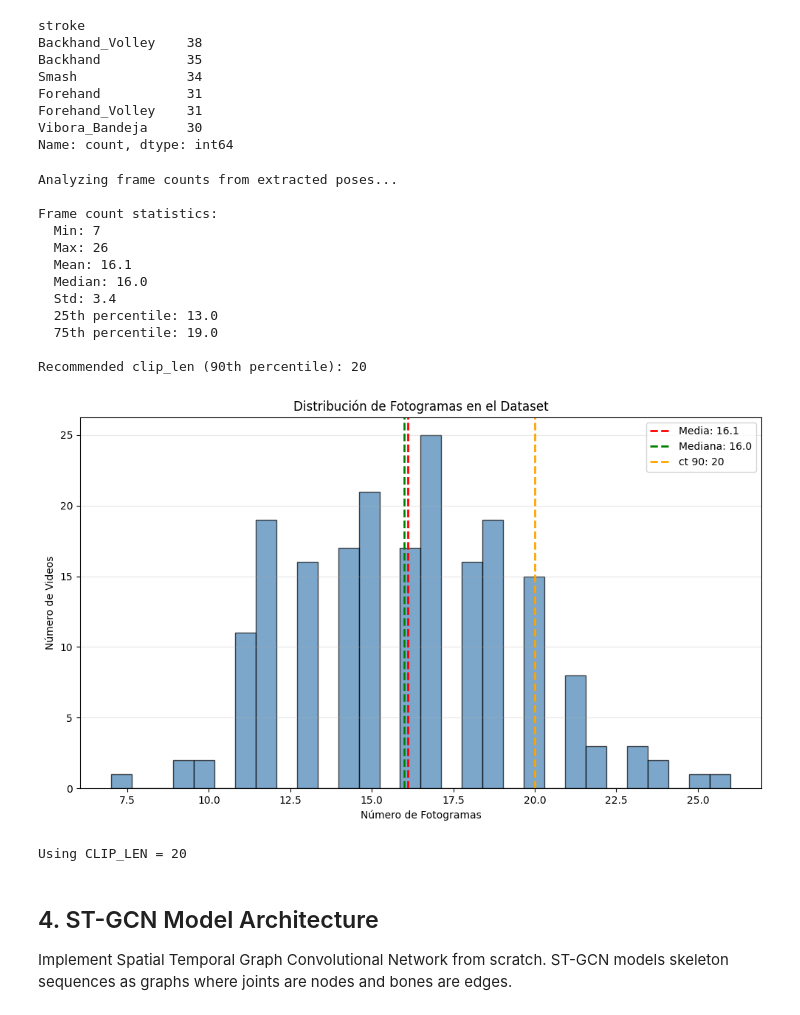
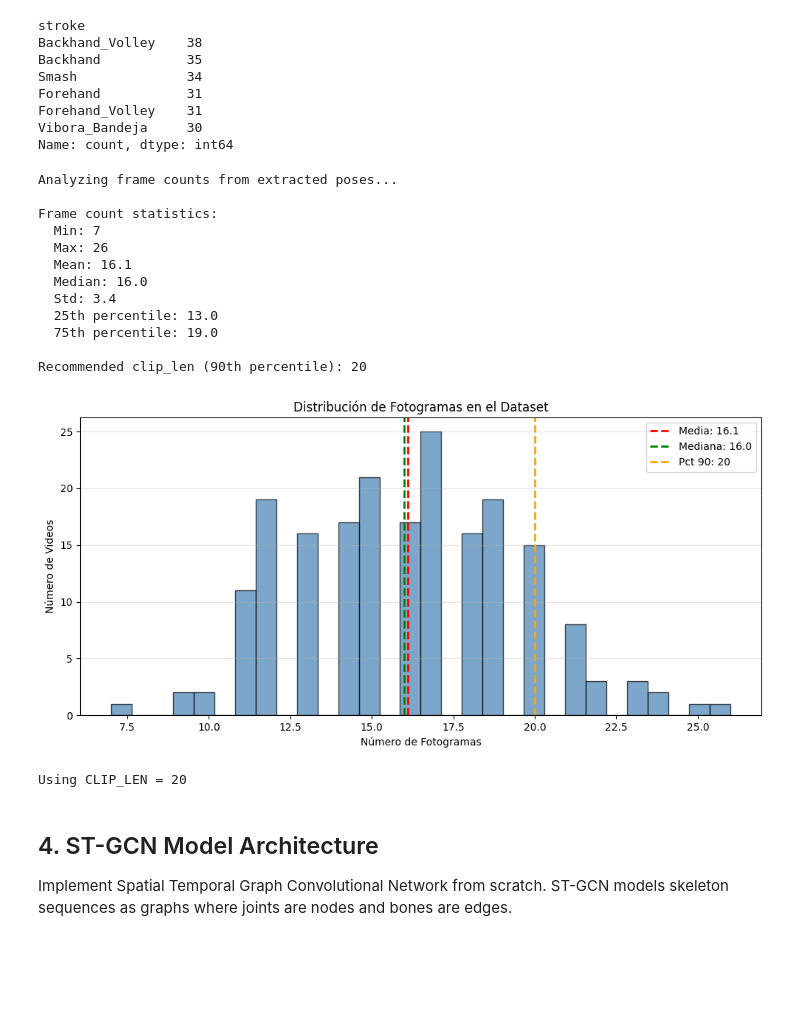
Before and after one commit to romogo17/padel-cv, a Jupyter notebook: notebooks/stroke-classification-skeletons.ipynb, the cells around one changed output. Saved outputs shown, nothing was run; the diff lists cells and outputs as text; code cells hidden in the pictures; blank space fills up the shorter version.

```diff
--- a/notebooks/stroke-classification-skeletons.ipynb
+++ b/notebooks/stroke-classification-skeletons.ipynb
@@ -403,36 +416,36 @@ print(f"  75th percentile: {np.percentile(frame_counts, 75):.1f}")
 recommended_clip_len = int(np.percentile(frame_counts, 90))
 print(f"\nRecommended clip_len (90th percentile): {recommended_clip_len}")
 
 # Plot distribution
-plt.figure(figsize=(10, 6))
+plt.figure(figsize=(10, 5))
 plt.hist(frame_counts, bins=30, color='steelblue', alpha=0.7, edgecolor='black')
 plt.axvline(frame_counts.mean(), color='red', linestyle='--', label=f'Media: {frame_counts.mean():.1f}', linewidth=2)
 plt.axvline(np.median(frame_counts), color='green', linestyle='--', label=f'Mediana: {np.median(frame_counts):.1f}', linewidth=2)
-plt.axvline(recommended_clip_len, color='orange', linestyle='--', label=f'ct 90: {recommended_clip_len}', linewidth=2)
+plt.axvline(recommended_clip_len, color='orange', linestyle='--', label=f'Pct 90: {recommended_clip_len}', linewidth=2)
 plt.xlabel('Número de Fotogramas')
 plt.ylabel('Número de Videos')
 plt.title('Distribución de Fotogramas en el Dataset')
 plt.legend()
 plt.grid(axis='y', alpha=0.3)
 plt.tight_layout()
 plt.show()
 
 CLIP_LEN = recommended_clip_len
 print(f"\nUsing CLIP_LEN = {CLIP_LEN}")
 # %% [output]
 Analyzing frame counts from extracted poses...
 
 Frame count statistics:
   Min: 7
   Max: 26
   Mean: 16.1
   Median: 16.0
   Std: 3.4
   25th percentile: 13.0
   75th percentile: 19.0
 
 Recommended clip_len (90th percentile): 20
-[figure, old version]
+[figure, new version]
 Using CLIP_LEN = 20
 # %% [markdown]
 ## 4. ST-GCN Model Architecture
```
Also changed, not shown: parts of 4 cells of this notebook.
